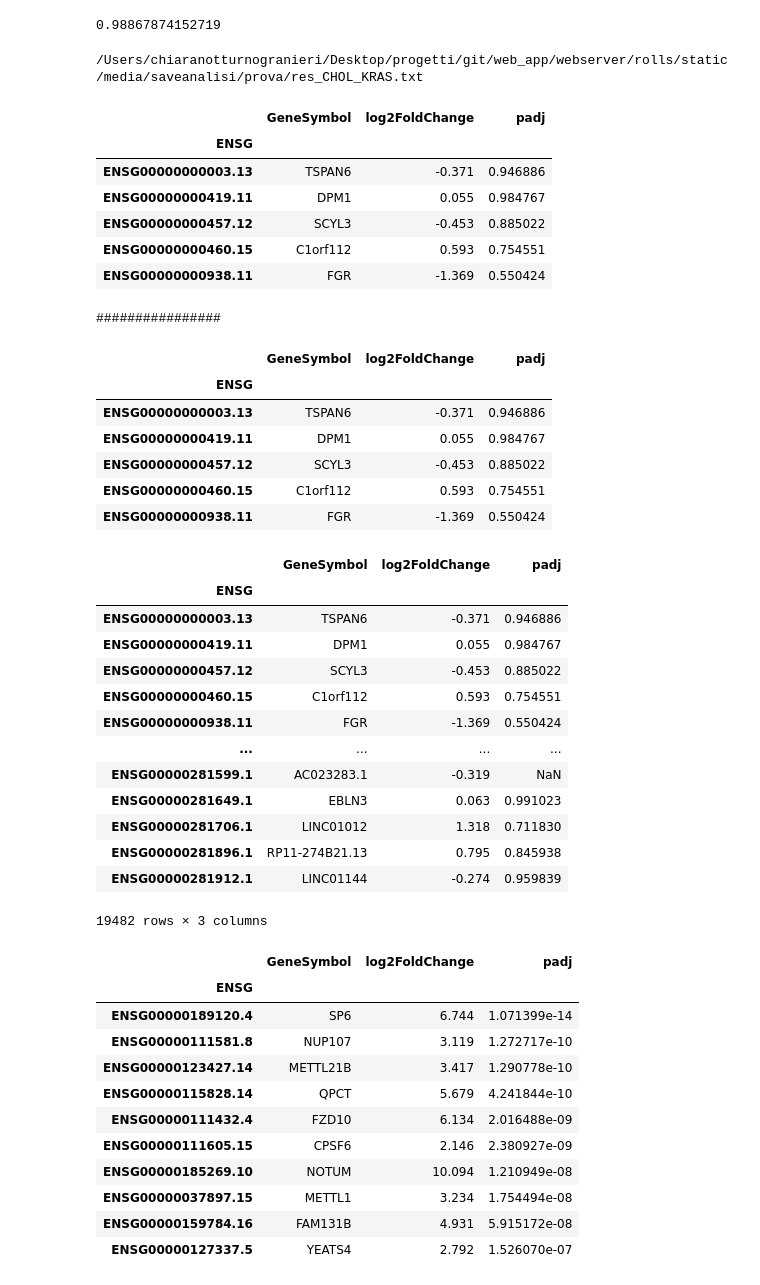
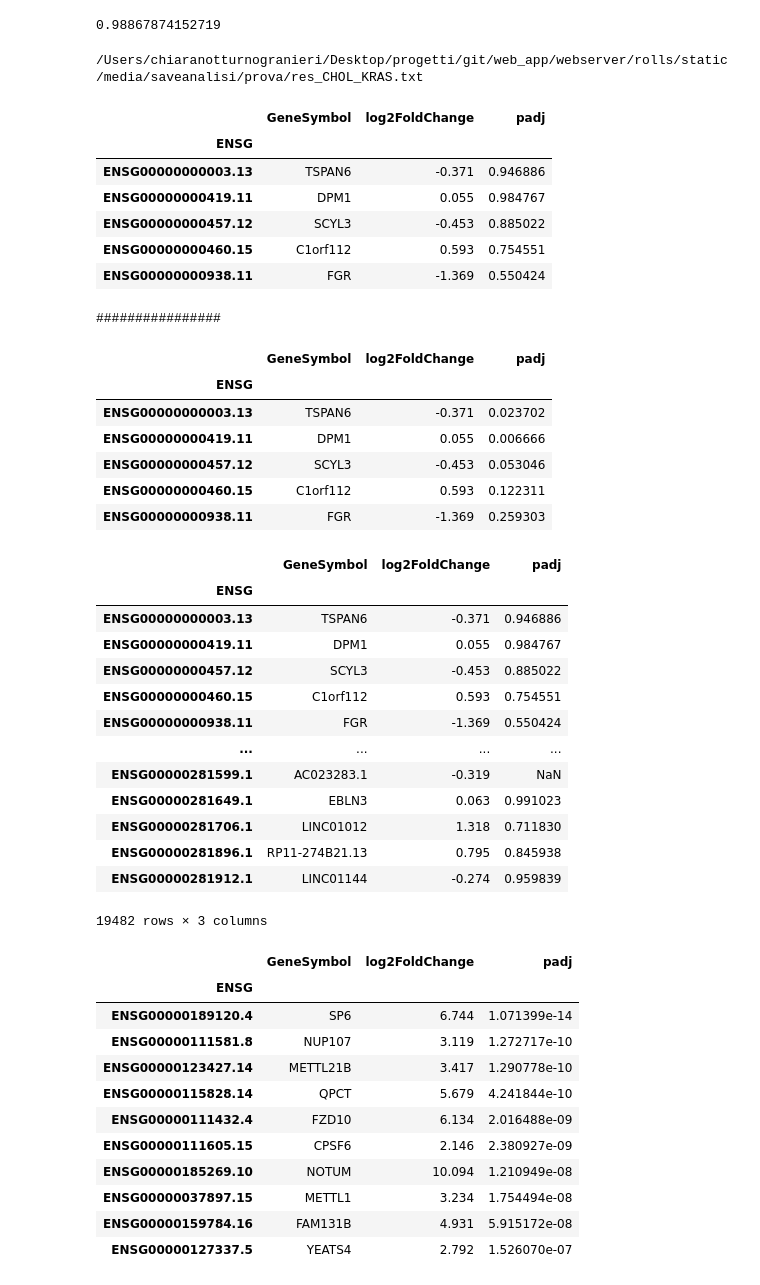
Before and after one commit to bioinformatics-torvergata/web_app, a Jupyter notebook: webserver/script/prova.ipynb, the cells around one changed output. Drawn from its saved outputs; the diff is of its cells as text; code cells hidden in the pictures.

Commit message:
deseq2 correct table

```diff
--- a/webserver/script/prova.ipynb
+++ b/webserver/script/prova.ipynb
@@ -830,7 +830,7 @@ if __name__ == "__main__":
    # display(df_res.head())
 
     df_plot=df.copy()
-    #df_plot['padj']=np.log10(df_plot['padj'])*(-1)
+    df_plot['padj']=np.log10(df_plot['padj'])*(-1)
     #df_plot.to_csv(os.path.join(dir_saveresults,'result_-log.txt'), sep="\t")
     display(df_plot.head())
     plotly_volcano(df_plot,dir_saveresults,tumor)
@@ -841,38 +841,38 @@ if __name__ == "__main__":
 
     #df.padj=['%.2E' % Decimal(x) for x in df.padj]
     display(df)
 
 
     display(df.sort_values(by='padj', ascending=True).head(10))
     # #plt
     # df_plot=df
     # #df_plot['padj']=np.log10(df_plot['padj'])*(-1)
     # df['padj']=np.log10(df['padj'])*(-1)
     # plotly_volcano(df,dir_saveresults,tumor)
 
     # #sovrascrive il file di risultati
     # df.padj=['%.2E' % Decimal(x) for x in df.padj]
 
 
     # #df.to_csv(path_result,sep="\t")
     # #df.to_csv(os.path.join(dir_saveresults,'result.txt'), sep="\t")
 # %% [output]
 /Users/chiaranotturnogranieri/Desktop/progetti/git/web_app/webserver/rolls/static/media/saveanalisi/prova/res_CHOL_KRAS.txt
 |  | GeneSymbol | log2FoldChange | padj |
 | ENSG |  |  |  |
 | ENSG00000000003.13 | TSPAN6 | -0.371 | 0.946886 |
 | ENSG00000000419.11 | DPM1 | 0.055 | 0.984767 |
 | ENSG00000000457.12 | SCYL3 | -0.453 | 0.885022 |
 | ENSG00000000460.15 | C1orf112 | 0.593 | 0.754551 |
 | ENSG00000000938.11 | FGR | -1.369 | 0.550424 |
 ################
 |  | GeneSymbol | log2FoldChange | padj |
 | ENSG |  |  |  |
-| ENSG00000000003.13 | TSPAN6 | -0.371 | 0.946886 |
-| ENSG00000000419.11 | DPM1 | 0.055 | 0.984767 |
-| ENSG00000000457.12 | SCYL3 | -0.453 | 0.885022 |
-| ENSG00000000460.15 | C1orf112 | 0.593 | 0.754551 |
-| ENSG00000000938.11 | FGR | -1.369 | 0.550424 |
+| ENSG00000000003.13 | TSPAN6 | -0.371 | 0.023702 |
+| ENSG00000000419.11 | DPM1 | 0.055 | 0.006666 |
+| ENSG00000000457.12 | SCYL3 | -0.453 | 0.053046 |
+| ENSG00000000460.15 | C1orf112 | 0.593 | 0.122311 |
+| ENSG00000000938.11 | FGR | -1.369 | 0.259303 |
 |  | GeneSymbol | log2FoldChange | padj |
 | ENSG |  |  |  |
 | ENSG00000000003.13 | TSPAN6 | -0.371 | 0.946886 |
```
Also changed, not shown: parts of 2 cells of this notebook, 5 other files.
